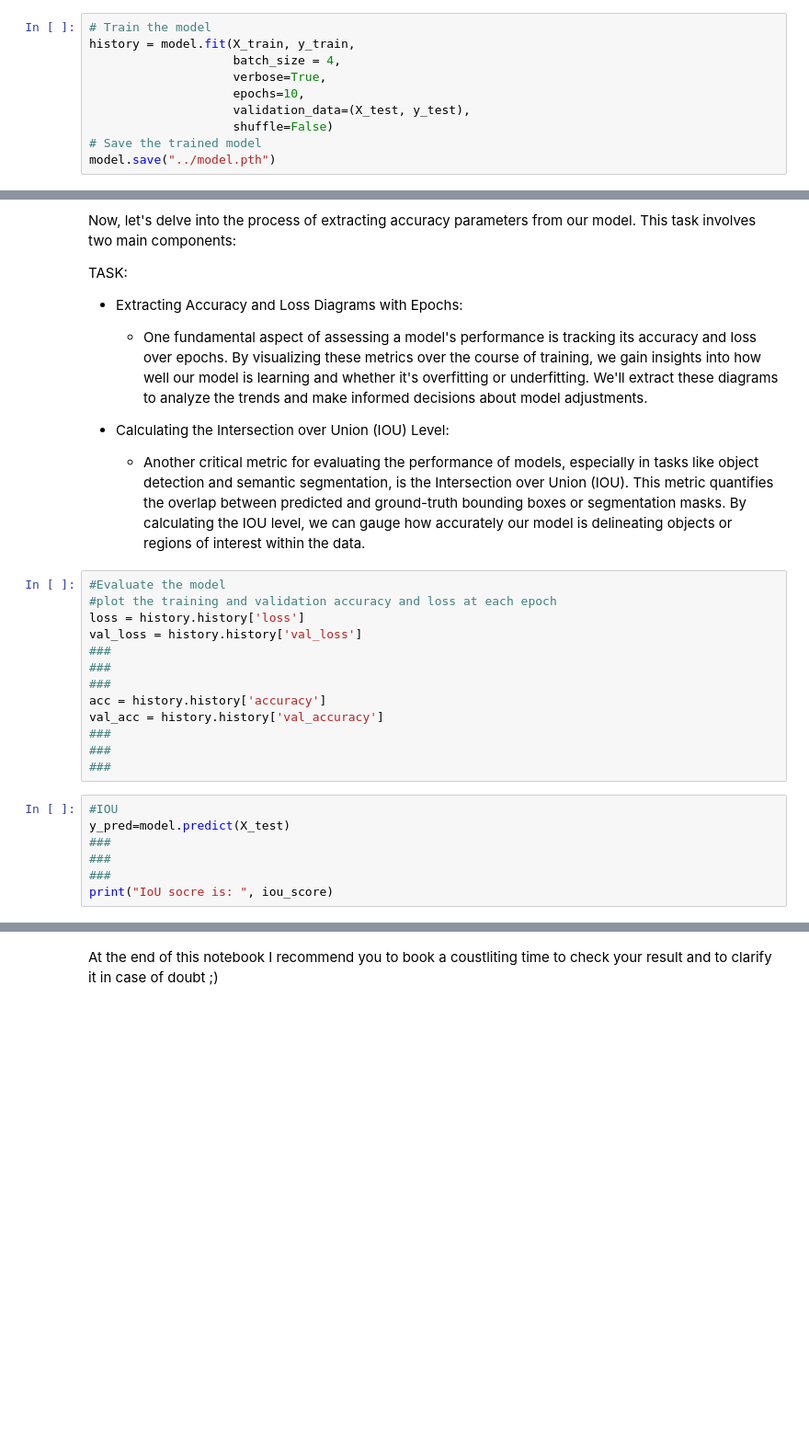
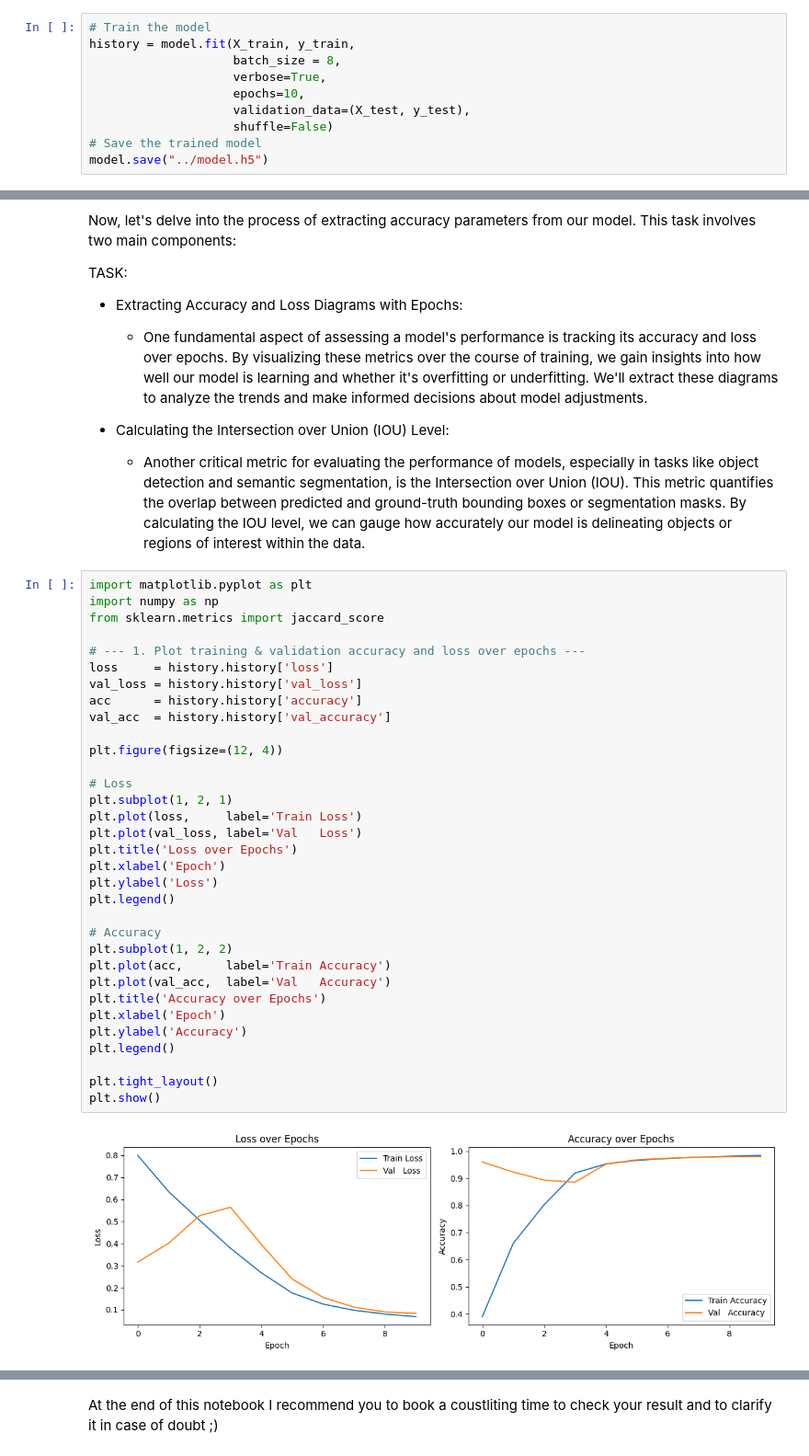
Before and after one commit to artischocki/skip, a Jupyter notebook: notebooks/03-Model_Process.ipynb, the cells around one changed output, grey strips where cells are left out. Shown: that part at 92% size. Cells and saved outputs as stored; diff of their text form; blank space fills up the shorter version.

```diff
--- a/notebooks/03-Model_Process.ipynb
+++ b/notebooks/03-Model_Process.ipynb
@@ -326,12 +323,12 @@ Legacy GPU check: False
 # %%
 # Train the model
 history = model.fit(X_train, y_train,
-                    batch_size = 4,
+                    batch_size = 8,
                     verbose=True,
                     epochs=10,
                     validation_data=(X_test, y_test),
                     shuffle=False)
 # Save the trained model
-model.save("../model.pth")
+model.save("../model.h5")
 # %% [output]
 Epoch 1/10
@@ -355,23 +344,38 @@ TASK:
 
 * Calculating the Intersection over Union (IOU) Level:
     * Another critical metric for evaluating the performance of models, especially in tasks like object detection and semantic segmentation, is the Intersection over Union (IOU). This metric quantifies the overlap between predicted and ground-truth bounding boxes or segmentation masks. By calculating the IOU level, we can gauge how accurately our model is delineating objects or regions of interest within the data.
-# %%
-#Evaluate the model
-#plot the training and validation accuracy and loss at each epoch
-loss = history.history['loss']
-val_loss = history.history['val_loss']
-###
-###
-###
-acc = history.history['accuracy']
-val_acc = history.history['val_accuracy']
-###
-###
-###
-# %%
-#IOU
-y_pred=model.predict(X_test)
-###
-###
-###
-print("IoU socre is: ", iou_score)
+# %%
+import matplotlib.pyplot as plt
+import numpy as np
+from sklearn.metrics import jaccard_score
+
+# --- 1. Plot training & validation accuracy and loss over epochs ---
+loss     = history.history['loss']
+val_loss = history.history['val_loss']
+acc      = history.history['accuracy']
+val_acc  = history.history['val_accuracy']
+
+plt.figure(figsize=(12, 4))
+
+# Loss
+plt.subplot(1, 2, 1)
+plt.plot(loss,     label='Train Loss')
+plt.plot(val_loss, label='Val   Loss')
+plt.title('Loss over Epochs')
+plt.xlabel('Epoch')
+plt.ylabel('Loss')
+plt.legend()
+
+# Accuracy
+plt.subplot(1, 2, 2)
+plt.plot(acc,      label='Train Accuracy')
+plt.plot(val_acc,  label='Val   Accuracy')
+plt.title('Accuracy over Epochs')
+plt.xlabel('Epoch')
+plt.ylabel('Accuracy')
+plt.legend()
+
+plt.tight_layout()
+plt.show()
+# %% [output]
+[figure, added]
```
Also changed, not shown: parts of 7 cells of this notebook.
